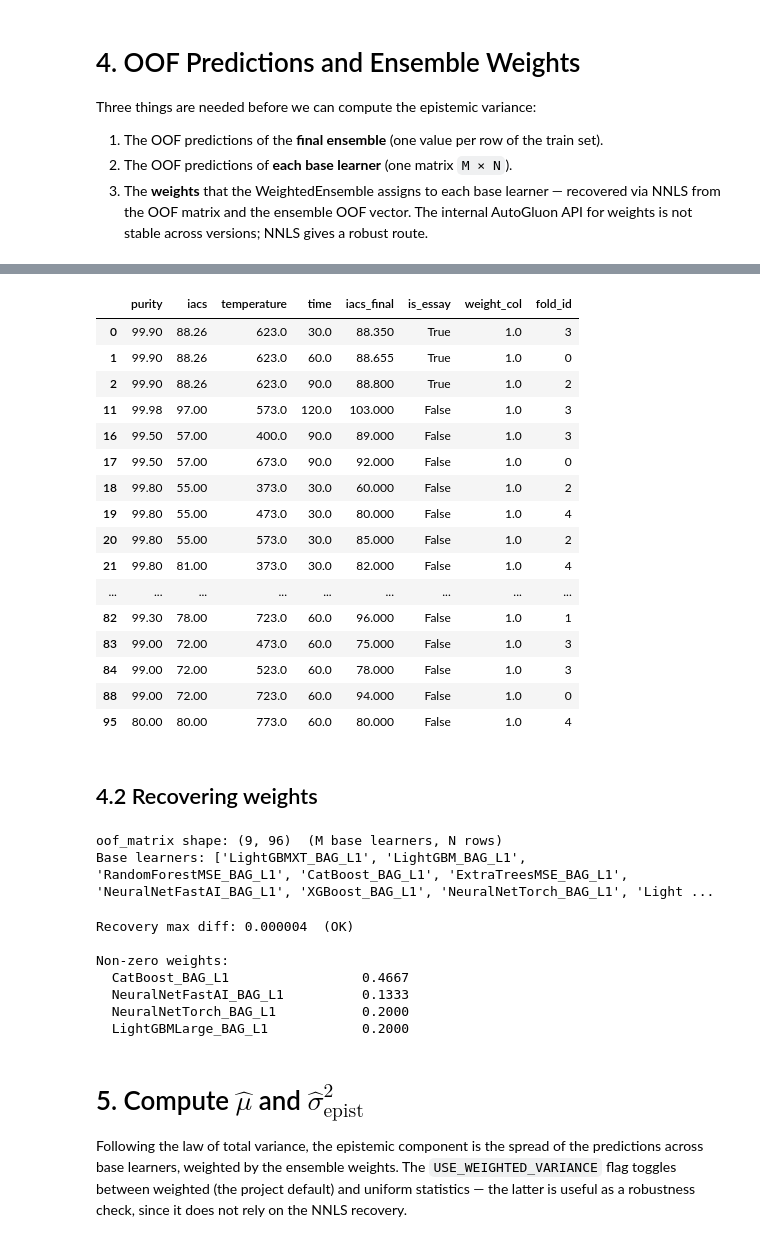
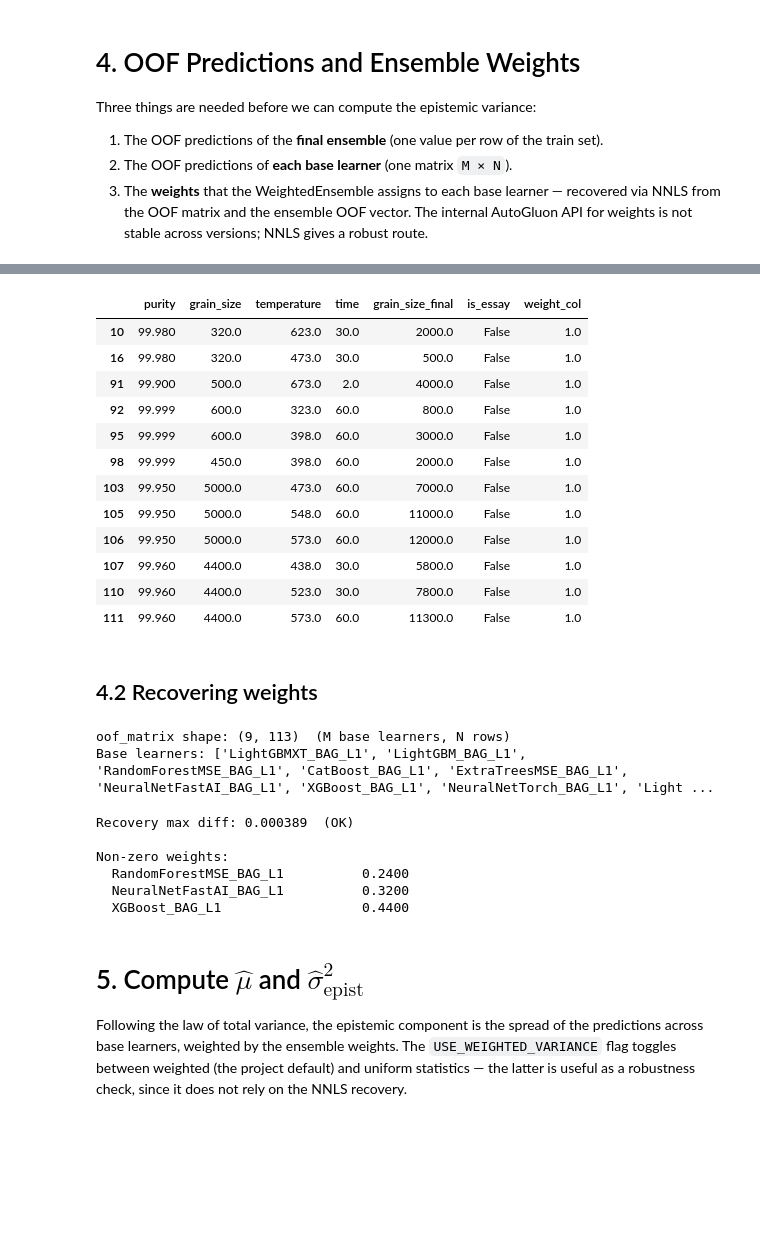
Before and after one commit to FelipeMFO-RM/uncertainty-aware-predictors, a Jupyter notebook: notebooks/modeling/annealing_grain-size.ipynb, the cells around one changed output, grey strips where cells are left out. Drawn from its saved outputs; the diff is of its cells as text; code cells hidden in the pictures; blank space fills up the shorter version.

```diff
--- a/notebooks/modeling/annealing_grain-size.ipynb
+++ b/notebooks/modeling/annealing_grain-size.ipynb
@@ -63,13 +61,13 @@ load = LoaderHelper()
 All knobs that may change between surrogates / processes / experiments live here. Other notebooks for other surrogates only need to edit this cell.
 # %%
 # ---- Experiment settings ----
-TAG = "full-features_no-weight"
-SCHEMA_DATE = "080626"
+TAG = "first_test_old_data"
+# SCHEMA_DATE = "080626"
 
 # ---- Paths ----
 FILE_NAME = "dataset_annealing_grain-size_new.csv"
-FILE_NAME_SCHEMA_DATA = "schema_annealing_essays_{}.csv".format(SCHEMA_DATE)
-FILE_NAME_VALIDATION_DATA = "Experimental Results Annealing V2 - CompiledResults.csv"
+# FILE_NAME_SCHEMA_DATA = "schema_annealing_essays_{}.csv".format(SCHEMA_DATE)
+# FILE_NAME_VALIDATION_DATA = "Experimental Results Annealing V2 - CompiledResults.csv"
 
 PROCESS = "annealing_grain_size"
 
@@ -81,8 +79,6 @@ os.makedirs(EXPERIMENT_DIR, exist_ok=True)
 # ---- Dataset schema ----
 TARGET = "grain_size_final"
 FEATURES = ["purity", "grain_size", "temperature", "time"]
-# NOTE: the raw CSV also carries "grain_size_ratio" = grain_size_final / grain_size.
-# It is a deterministic function of the TARGET -> pure leakage. NEVER a feature.
 WEIGHT_ON_ESSAY_ROWS = 1
 
 # ---- AutoGluon training knobs (Model A) ----
@@ -99,13 +95,13 @@ NUM_STACK_LEVELS_B = 0
 TIME_LIMIT_B = 60
 
 # ---- Uncertainty pipeline knobs ----
-USE_WEIGHTED_VARIANCE = True      # False = uniform mean/var (sanity check)
+USE_WEIGHTED_VARIANCE = True      # False = uniform mean/var (sanity check); stay with True.
 VARIANCE_FLOOR_FRAC = 0.01        # floor of sigma2_aleat as fraction of Var(y), in case of predictions as "100% sure" it still adds  small variance
 CALIBRATION_ALPHAS = (0.5, 0.8, 0.9, 0.95)
 RECALIBRATION_TARGET_ALPHA = 0.9
 
 # ---- AGL x H2O comparison ----
-USE_SHARED_FOLDS = True           # same fold_id column on both engines
+USE_SHARED_FOLDS = False           # same fold_id column on both engines
 FOLD_SEED = 42
 
 # ---- Physical constraints (inference-time) ----
@@ -139,5 +116,5 @@ df_schema
 # %%
 # Raw CSV.
-df_raw = pd.read_csv(os.path.join(varv.PATHS.data_raw, FILE_NAME))
+df_raw = pd.read_csv(os.path.join(varv.PATHS.data_processed, FILE_NAME))
 df_raw
 # %% [output]
@@ -160,17 +137,11 @@ df_raw
 # masks are skipped when absent (kept generic for future dataset versions).
 df_float = proc.df_to_float(
     df_raw,
-    drop_cols=[c for c in ("DOI",) if c in df_raw.columns],
-    ignore_columns=[c for c in ("material",) if c in df_raw.columns],
+    drop_cols=[c for c in df_raw if c not in FEATURES + [TARGET]],
+    # ignore_columns=[c for c in ("material",) if c in df_raw.columns],
 )
-if "material" in df_float.columns:
-    df_float = feng.label_element(df_float).drop_duplicates()
-    df_float = df_float[df_float.has_Cu == True]
-else:
-    df_float = df_float.drop_duplicates()
+df_float = df_float.drop_duplicates()
 
-# "grain_size_ratio" is TARGET / grain_size -> leakage. Selecting only
-# FEATURES + TARGET drops it (and anything else) explicitly.
 df_lit = df_float[FEATURES + [TARGET]].dropna(subset=[TARGET]).reset_index(drop=True)
 df_lit["is_essay"] = False
 
@@ -181,7 +160,7 @@ df_lit.head()
 # %% [markdown]
 ## 2.3 Concat dataset
 # %%
-df = pd.concat([df_schema, df_lit], ignore_index=True)
+df = pd.concat([df_lit], ignore_index=True)
 
 df["weight_col"] = np.where(df["is_essay"], WEIGHT_ON_ESSAY_ROWS, 1.0)
 
@@ -445,23 +413,19 @@ Name: iacs_final, dtype: float64
 # %%
-df[residuals_oof.abs() > 2]
+df[residuals_oof.abs() > 1.5*residuals_oof.std()]
 # %% [output]
-|  | purity | iacs | temperature | time | iacs_final | is_essay | weight_col | fold_id |
-| 0 | 99.90 | 88.26 | 623.0 | 30.0 | 88.350 | True | 1.0 | 3 |
-| 1 | 99.90 | 88.26 | 623.0 | 60.0 | 88.655 | True | 1.0 | 0 |
-| 2 | 99.90 | 88.26 | 623.0 | 90.0 | 88.800 | True | 1.0 | 2 |
-| 11 | 99.98 | 97.00 | 573.0 | 120.0 | 103.000 | False | 1.0 | 3 |
-| 16 | 99.50 | 57.00 | 400.0 | 90.0 | 89.000 | False | 1.0 | 3 |
-| 17 | 99.50 | 57.00 | 673.0 | 90.0 | 92.000 | False | 1.0 | 0 |
-| 18 | 99.80 | 55.00 | 373.0 | 30.0 | 60.000 | False | 1.0 | 2 |
-| 19 | 99.80 | 55.00 | 473.0 | 30.0 | 80.000 | False | 1.0 | 4 |
-| 20 | 99.80 | 55.00 | 573.0 | 30.0 | 85.000 | False | 1.0 | 2 |
-| 21 | 99.80 | 81.00 | 373.0 | 30.0 | 82.000 | False | 1.0 | 4 |
-| ... | ... | ... | ... | ... | ... | ... | ... | ... |
-| 82 | 99.30 | 78.00 | 723.0 | 60.0 | 96.000 | False | 1.0 | 1 |
-| 83 | 99.00 | 72.00 | 473.0 | 60.0 | 75.000 | False | 1.0 | 3 |
-| 84 | 99.00 | 72.00 | 523.0 | 60.0 | 78.000 | False | 1.0 | 3 |
-| 88 | 99.00 | 72.00 | 723.0 | 60.0 | 94.000 | False | 1.0 | 0 |
-| 95 | 80.00 | 80.00 | 773.0 | 60.0 | 80.000 | False | 1.0 | 4 |
+|  | purity | grain_size | temperature | time | grain_size_final | is_essay | weight_col |
+| 10 | 99.980 | 320.0 | 623.0 | 30.0 | 2000.0 | False | 1.0 |
+| 16 | 99.980 | 320.0 | 473.0 | 30.0 | 500.0 | False | 1.0 |
+| 91 | 99.900 | 500.0 | 673.0 | 2.0 | 4000.0 | False | 1.0 |
+| 92 | 99.999 | 600.0 | 323.0 | 60.0 | 800.0 | False | 1.0 |
+| 95 | 99.999 | 600.0 | 398.0 | 60.0 | 3000.0 | False | 1.0 |
+| 98 | 99.999 | 450.0 | 398.0 | 60.0 | 2000.0 | False | 1.0 |
+| 103 | 99.950 | 5000.0 | 473.0 | 60.0 | 7000.0 | False | 1.0 |
+| 105 | 99.950 | 5000.0 | 548.0 | 60.0 | 11000.0 | False | 1.0 |
+| 106 | 99.950 | 5000.0 | 573.0 | 60.0 | 12000.0 | False | 1.0 |
+| 107 | 99.960 | 4400.0 | 438.0 | 30.0 | 5800.0 | False | 1.0 |
+| 110 | 99.960 | 4400.0 | 523.0 | 30.0 | 7800.0 | False | 1.0 |
+| 111 | 99.960 | 4400.0 | 573.0 | 60.0 | 11300.0 | False | 1.0 |
 # %% [markdown]
 ## 4.2 Recovering weights
 # %%
@@ -470,7 +434,7 @@ oof_matrix, base_model_names = modl.collect_oof_base_learners(predictor_a)
 print(f"oof_matrix shape: {oof_matrix.shape}  (M base learners, N rows)")
 print("Base learners:", base_model_names)
 # %% [output]
-oof_matrix shape: (9, 96)  (M base learners, N rows)
+oof_matrix shape: (9, 113)  (M base learners, N rows)
 Base learners: ['LightGBMXT_BAG_L1', 'LightGBM_BAG_L1', 'RandomForestMSE_BAG_L1', 'CatBoost_BAG_L1', 'ExtraTreesMSE_BAG_L1', 'NeuralNetFastAI_BAG_L1', 'XGBoost_BAG_L1', 'NeuralNetTorch_BAG_L1', 'Light ...
 # %%
 # Recover ensemble weights by solving (oof_matrix.T @ w = mu_oof) with w >= 0.
@@ -485,13 +449,12 @@ for name, w in zip(base_model_names, weights):
     if w > 1e-4:
         print(f"  {name:30s}  {w:.4f}")
 # %% [output]
-Recovery max diff: 0.000004  (OK)
+Recovery max diff: 0.000389  (OK)
 
 Non-zero weights:
-  CatBoost_BAG_L1                 0.4667
-  NeuralNetFastAI_BAG_L1          0.1333
-  NeuralNetTorch_BAG_L1           0.2000
-  LightGBMLarge_BAG_L1            0.2000
+  RandomForestMSE_BAG_L1          0.2400
+  NeuralNetFastAI_BAG_L1          0.3200
+  XGBoost_BAG_L1                  0.4400
 # %% [markdown]
 # 5. Compute $\hat\mu$ and $\hat\sigma^2_{\text{epist}}$
 
```
Also changed, not shown: parts of 37 cells of this notebook, 1 other file.
